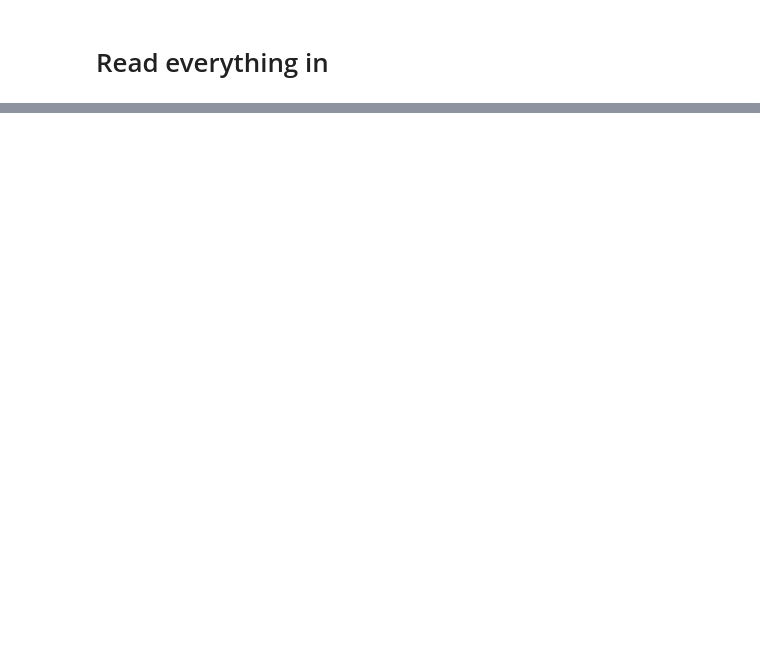
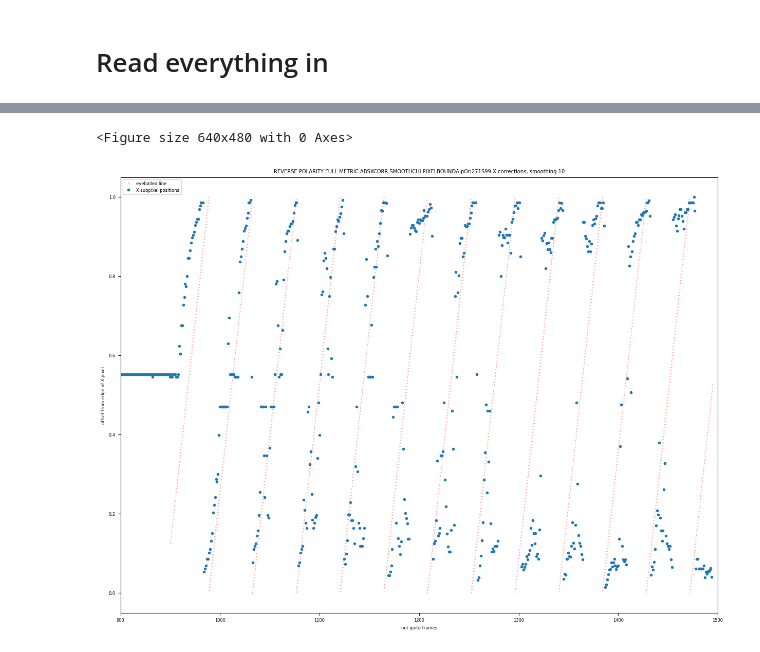
Before and after one commit to AnIndefiniteArticle/slapvisos, a Jupyter notebook: Untitled.ipynb, the cells around one changed output, grey strips where cells are left out. Cells and saved outputs as stored; diff of their text form; code cells hidden in the pictures; blank space fills up the shorter version.

```diff
--- a/Untitled.ipynb
+++ b/Untitled.ipynb
@@ -117,14 +140,17 @@ fig.savefig(outdir + occname + "-" + str(smoothing) + "-log-zoom.png")
 # %%
 plt.clf()
 plt.figure(figsize=(15,11))
 plt.plot(linex[950*3:], liney[950*3:]%1, 'r.', markersize=0.5, label="eyeballed line")
 plt.plot(Xcorr, '.', label='X subpixel positions')
 plt.title("REVERSE POLARITY FULL METRIC ABSXCORR SMOOTHCHI PIXELBOUND" + occname + " X corrections, smoothing " + str(smoothing))
 plt.ylabel("offset from edge of X pixel")
 plt.xlabel("not quite frames")
-plt.xlim(700,1500)
+plt.xlim(900,1500)
 plt.legend(loc='upper left')
 plt.savefig(outdir + occname + "-" + str(smoothing) + "-Xcorrections-addline.png")
+# %% [output]
+<Figure size 640x480 with 0 Axes>
+[figure, added]
 # %%
 plt.figure(figsize=(15,11))
 plt.plot(imagemetrics[:,0], '.', label='X image metrics')
```
Also changed, not shown: parts of 12 cells of this notebook, 1 other file.
